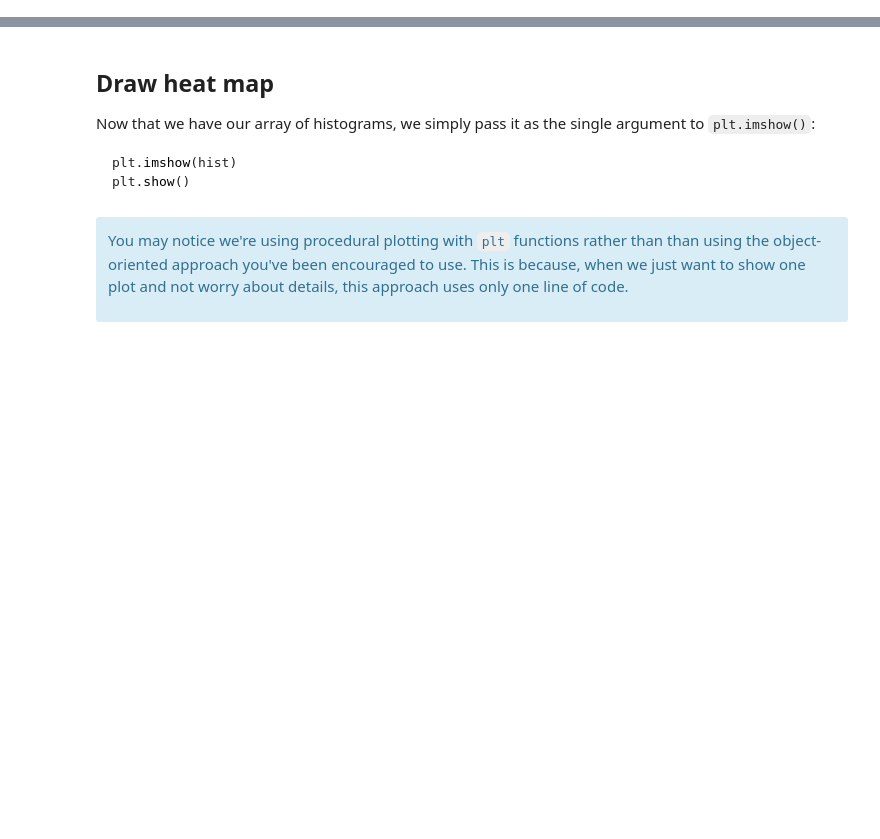
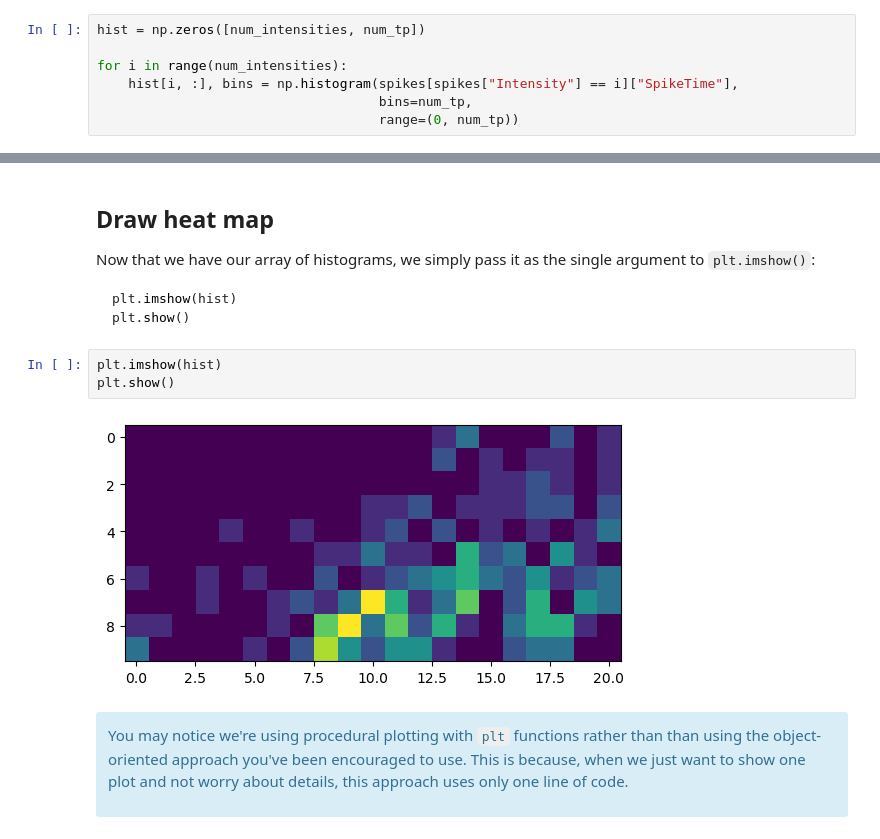
Before and after one commit to freddylearnsc0de/Chapter-6--Single-Unit-Data, a Jupyter notebook: 3 - heat_maps.ipynb, the cells around one changed output, grey strips where cells are left out. Cells and saved outputs as stored; diff of their text form; blank space fills up the shorter version.

```diff
--- a/3 - heat_maps.ipynb
+++ b/3 - heat_maps.ipynb
@@ -91,6 +132,13 @@ for i in range(num_intensities):
                              bins=num_tp,
                              range=(0, num_tp))
 ~~~
+# %%
+hist = np.zeros([num_intensities, num_tp])
+
+for i in range(num_intensities):
+    hist[i, :], bins = np.histogram(spikes[spikes["Intensity"] == i]["SpikeTime"],
+                                    bins=num_tp,
+                                    range=(0, num_tp))
 # %% [markdown]
 Now if we look at the NumPy array we see that, indeed, we have 9 rows, each comprising the histogram for one intensity level:
 
@@ -105,6 +166,11 @@ Now that we have our array of histograms, we simply pass it as the single argume
 plt.imshow(hist)
 plt.show()
 ~~~
+# %%
+plt.imshow(hist)
+plt.show()
+# %% [output]
+[figure, added]
 # %% [markdown]
 <div class="alert alert-block alert-info">
 
```
Also changed, not shown: parts of 15 cells of this notebook, 6 other files.
